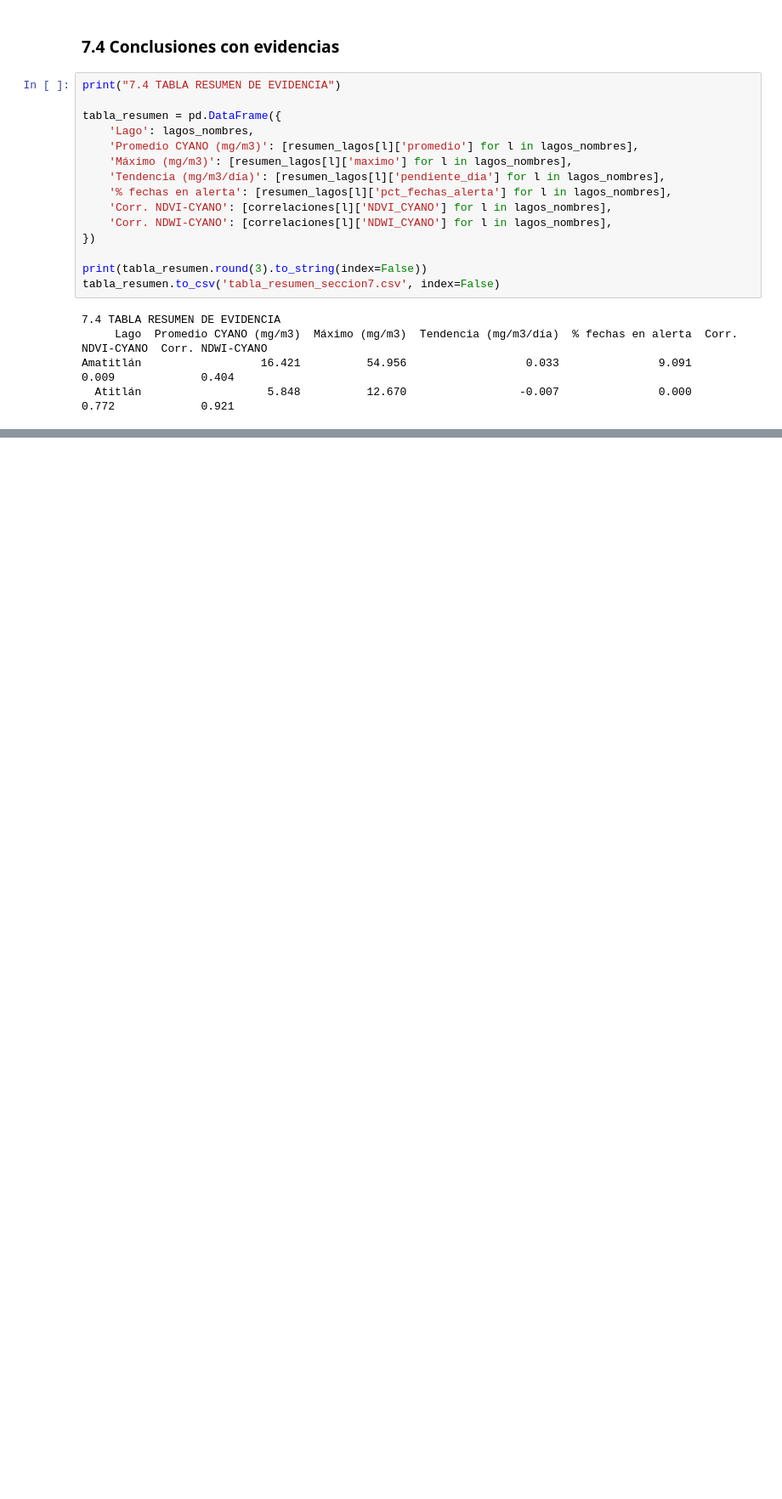
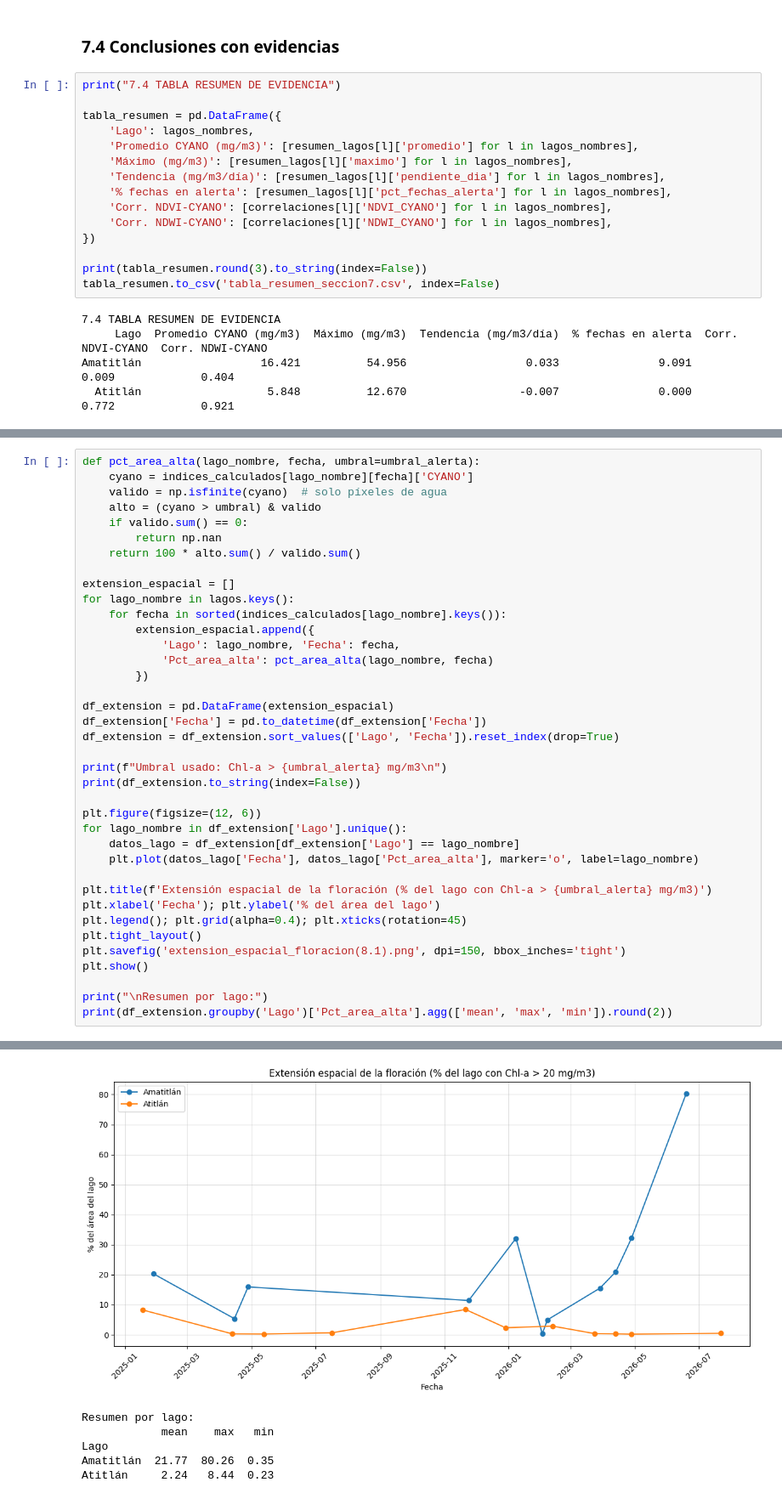
Before and after one commit to belennmm/DataS_Lab4_GeoEspaciales, a Jupyter notebook: Lab4_GeoEspaciales.ipynb, the cells around one changed output, grey strips where cells are left out. Shown at 85% size. Saved outputs shown, nothing was run; the diff lists cells and outputs as text; blank space fills up the shorter version.

```diff
--- a/Lab4_GeoEspaciales.ipynb
+++ b/Lab4_GeoEspaciales.ipynb
@@ -1122,0 +1264,39 @@ Amatitlán                  16.421          54.956                  0.033
+# %%
+def pct_area_alta(lago_nombre, fecha, umbral=umbral_alerta):
+    cyano = indices_calculados[lago_nombre][fecha]['CYANO']
+    valido = np.isfinite(cyano)  # solo píxeles de agua
+    alto = (cyano > umbral) & valido
+    if valido.sum() == 0:
+        return np.nan
+    return 100 * alto.sum() / valido.sum()
+
+extension_espacial = []
+for lago_nombre in lagos.keys():
+    for fecha in sorted(indices_calculados[lago_nombre].keys()):
+        extension_espacial.append({
+            'Lago': lago_nombre, 'Fecha': fecha,
+            'Pct_area_alta': pct_area_alta(lago_nombre, fecha)
+        })
+
+df_extension = pd.DataFrame(extension_espacial)
+df_extension['Fecha'] = pd.to_datetime(df_extension['Fecha'])
+df_extension = df_extension.sort_values(['Lago', 'Fecha']).reset_index(drop=True)
+
+print(f"Umbral usado: Chl-a > {umbral_alerta} mg/m3\n")
+print(df_extension.to_string(index=False))
+
+plt.figure(figsize=(12, 6))
+for lago_nombre in df_extension['Lago'].unique():
+    datos_lago = df_extension[df_extension['Lago'] == lago_nombre]
+    plt.plot(datos_lago['Fecha'], datos_lago['Pct_area_alta'], marker='o', label=lago_nombre)
+
+plt.title(f'Extensión espacial de la floración (% del lago con Chl-a > {umbral_alerta} mg/m3)')
+plt.xlabel('Fecha'); plt.ylabel('% del área del lago')
+plt.legend(); plt.grid(alpha=0.4); plt.xticks(rotation=45)
+plt.tight_layout()
+plt.savefig('extension_espacial_floracion(8.1).png', dpi=150, bbox_inches='tight')
+plt.show()
+
+print("\nResumen por lago:")
+print(df_extension.groupby('Lago')['Pct_area_alta'].agg(['mean', 'max', 'min']).round(2))
+# %% [output]
@@ -1122,0 +1320,6 @@ Amatitlán                  16.421          54.956                  0.033
+[figure, added]
+Resumen por lago:
+            mean    max   min
+Lago
+Amatitlán  21.77  80.26  0.35
+Atitlán     2.24   8.44  0.23
```
Also changed, not shown: parts of 19 cells of this notebook, 18 other files.
